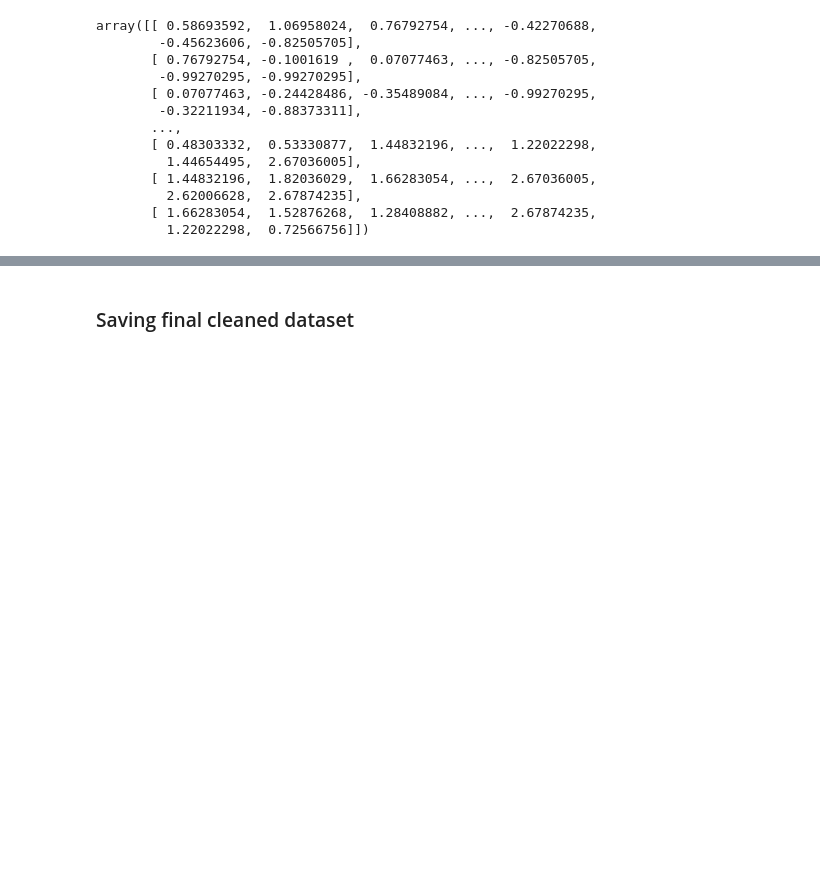
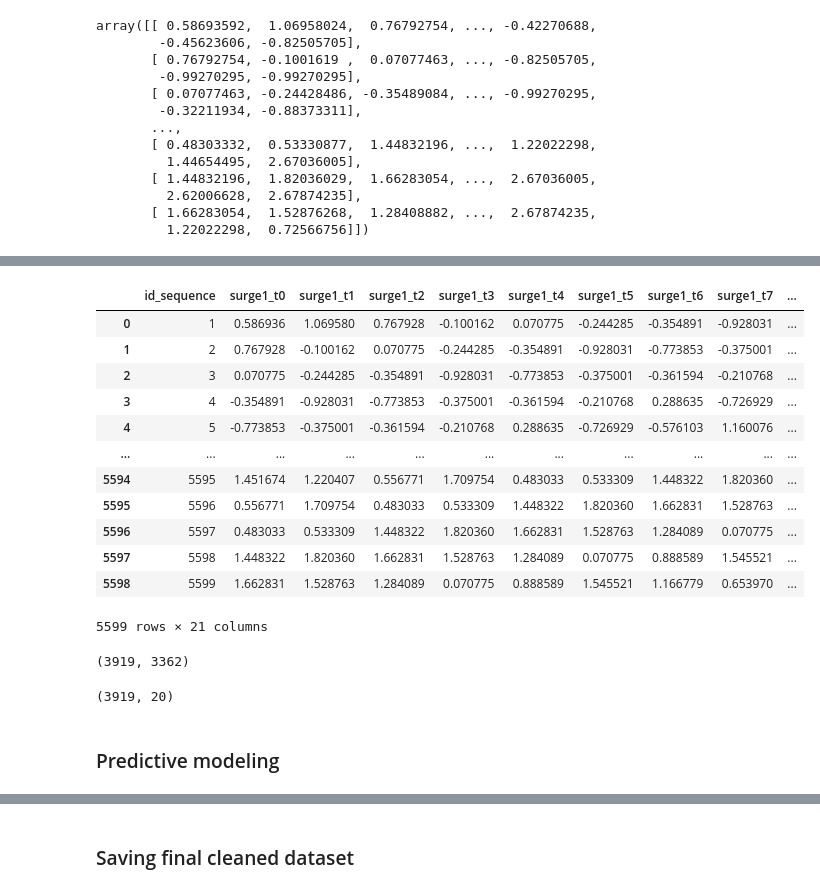
Before and after one commit to oumeima-elgharbi/ChallengeData_CanYouPredictTheTide, a Jupyter notebook: preprocess.ipynb, the cells around one changed output, grey strips where cells are left out. Drawn from its saved outputs; the diff is of its cells as text; code cells hidden in the pictures; blank space fills up the shorter version.

```diff
--- a/preprocess.ipynb
+++ b/preprocess.ipynb
@@ -68,0 +227,17 @@ array([[ 0.58693592,  1.06958024,  0.76792754, ..., -0.42270688,
+# %%
+y = pd.DataFrame(Y_train)
+y
+# %% [output]
+|  | id_sequence | surge1_t0 | surge1_t1 | surge1_t2 | surge1_t3 | surge1_t4 | surge1_t5 | surge1_t6 | surge1_t7 | ... |
+| 0 | 1 | 0.586936 | 1.069580 | 0.767928 | -0.100162 | 0.070775 | -0.244285 | -0.354891 | -0.928031 | ... |
+| 1 | 2 | 0.767928 | -0.100162 | 0.070775 | -0.244285 | -0.354891 | -0.928031 | -0.773853 | -0.375001 | ... |
+| 2 | 3 | 0.070775 | -0.244285 | -0.354891 | -0.928031 | -0.773853 | -0.375001 | -0.361594 | -0.210768 | ... |
+| 3 | 4 | -0.354891 | -0.928031 | -0.773853 | -0.375001 | -0.361594 | -0.210768 | 0.288635 | -0.726929 | ... |
+| 4 | 5 | -0.773853 | -0.375001 | -0.361594 | -0.210768 | 0.288635 | -0.726929 | -0.576103 | 1.160076 | ... |
+| ... | ... | ... | ... | ... | ... | ... | ... | ... | ... | ... |
+| 5594 | 5595 | 1.451674 | 1.220407 | 0.556771 | 1.709754 | 0.483033 | 0.533309 | 1.448322 | 1.820360 | ... |
+| 5595 | 5596 | 0.556771 | 1.709754 | 0.483033 | 0.533309 | 1.448322 | 1.820360 | 1.662831 | 1.528763 | ... |
+| 5596 | 5597 | 0.483033 | 0.533309 | 1.448322 | 1.820360 | 1.662831 | 1.528763 | 1.284089 | 0.070775 | ... |
+| 5597 | 5598 | 1.448322 | 1.820360 | 1.662831 | 1.528763 | 1.284089 | 0.070775 | 0.888589 | 1.545521 | ... |
+| 5598 | 5599 | 1.662831 | 1.528763 | 1.284089 | 0.070775 | 0.888589 | 1.545521 | 1.166779 | 0.653970 | ... |
+5599 rows × 21 columns
@@ -68,0 +248,8 @@ array([[ 0.58693592,  1.06958024,  0.76792754, ..., -0.42270688,
+# %%
+X_train_surge.shape
+# %% [output]
+(3919, 3362)
+# %%
+y_train_surge.shape
+# %% [output]
+(3919, 20)
@@ -68,0 +261,2 @@ array([[ 0.58693592,  1.06958024,  0.76792754, ..., -0.42270688,
+# %% [markdown]
+### Predictive modeling
```
Also changed, not shown: parts of 51 cells of this notebook, 3 other files.
